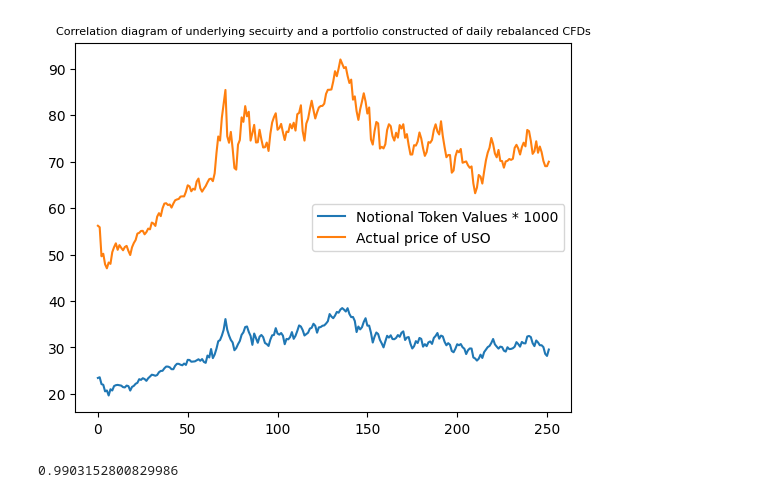
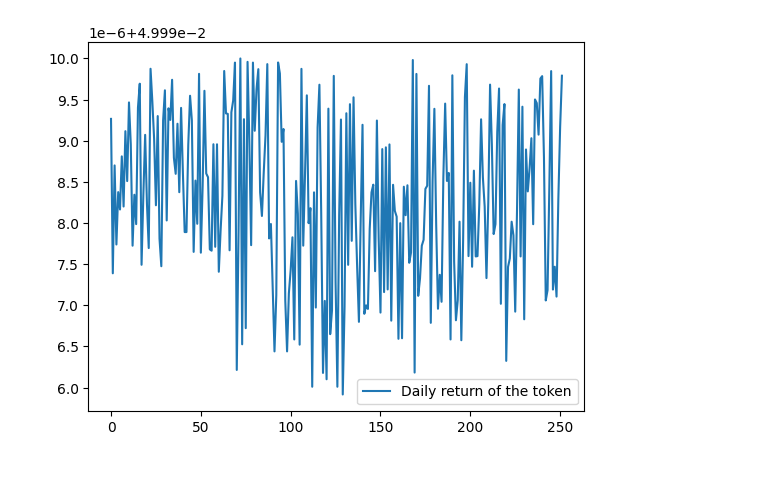
Before and after one commit to AndrewPomorski/commodity_token, a Jupyter notebook: research/Daily rebalanced cfd vs underlying.ipynb, the cells around one changed output. Cells and saved outputs as stored; diff of their text form; code cells hidden in the pictures.

Commit message:
theouretical token value, underlying portolio value

```diff
--- a/research/Daily rebalanced cfd vs underlying.ipynb
+++ b/research/Daily rebalanced cfd vs underlying.ipynb
@@ -19,9 +20,21 @@ totalSupply = 1000000;
 # %%
-def get_token_nav(close):
-    dollarExposure = getDollarExposure(float(close), targetShares, marginFactor)
-    CFDnotionalTokenValue = dollarExposure / totalSupply
-    return CFDnotionalTokenValue * 1000 #for plotting only
+def get_token_nav(o, c):
+    targetShares = getSharesForTargetExposure(o)
+    dollarExposure = getDollarExposure(float(o), targetShares)
+    CFDnotionalTokenValue = (dollarExposure * targetShares) / totalSupply
+    return CFDnotionalTokenValue
 # %%
-df = pd.read_csv("./data/USO.csv").reset_index()
-df['Token_Nav'] = df.apply (lambda row: get_token_nav(row['Open']), axis=1)
+df = pd.read_csv("./data/USO.csv").set_index('Date').reset_index()
+# %%
+df['shares_traded'] = df.apply(lambda row: getSharesForTargetExposure(row['Open']), axis = 1)
+df['token_val_eod'] = df.apply (lambda row: get_token_nav(row['Open'], row['Close']), axis=1)
+df['token_daily_return'] = df.apply (lambda row: get_token_nav(row['Open'], None) - get_token_nav(row['Close'], None) , axis=1)
+# %%
+# dollar value of CFD portfolio
+df['dollar_exp_o'] = df.apply(lambda row: getDollarExposure(row['Open'], row['shares_traded']), axis=1)
+df['notional_exp_o'] = df.apply(lambda row: row['dollar_exp_o'] / marginFactor, axis = 1)
+df['dollar_exp_c'] = df.apply(lambda row: getDollarExposure(row['Close'], row['shares_traded']), axis=1)
+df['notional_exp_c'] = df.apply(lambda row: row['dollar_exp_c'] / marginFactor, axis = 1)
+
+df['cfd_pl'] = df.apply(lambda row: (row['dollar_exp_c'] - row['dollar_exp_o']) * row['shares_traded'], axis = 1)
 # %%
@@ -36,12 +76,8 @@ df.head()
 # %%
-plt.plot(df['Token_Nav'], label = "Notional Token Values * 1000", linestyle="-")
-plt.plot(df['Close'], label = "Actual price of USO", linestyle="-")
-plt.title('Correlation diagram of underlying secuirty and a portfolio constructed of daily rebalanced CFDs', fontsize=8)
+plt.plot(df['Token_Nav'], label = "Daily return of the token", linestyle="-")
+# plt.title('Correlation diagram of underlying secuirty and a portfolio constructed of daily rebalanced CFDs', fontsize=8)
+#plt.axis('scaled')
 plt.legend()
 plt.show()
 # %% [output]
-[figure, old version]
+[figure, new version]
-# %%
-df['Close'].corr(df['Token_Nav'], method = 'pearson')
-# %% [output]
-0.9903152800829986
```
Also changed, not shown: parts of 7 cells of this notebook.
